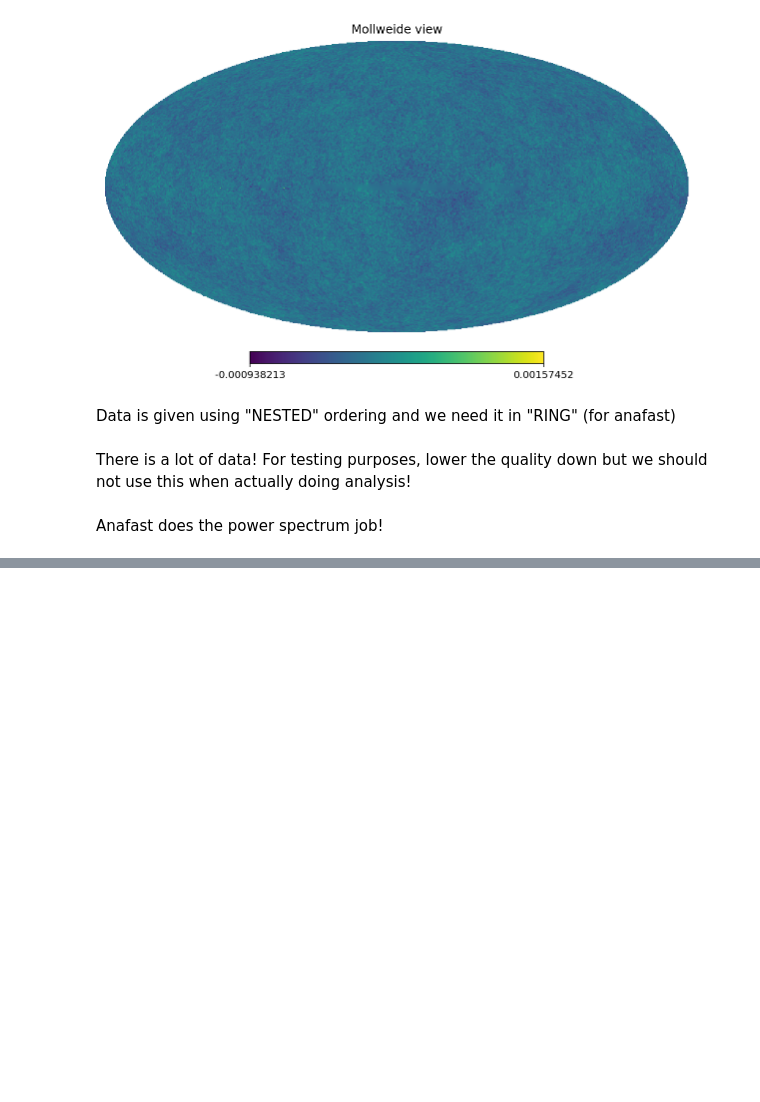
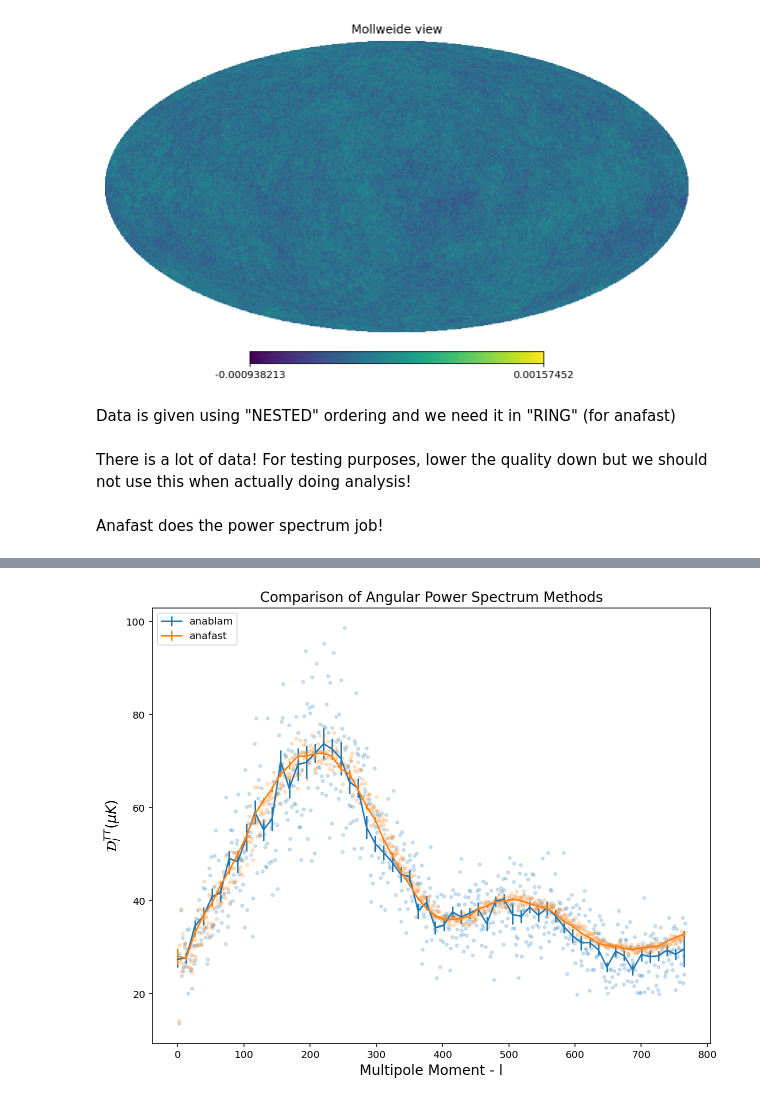
Before and after one commit to nallo97/lab3_astrolab, a Jupyter notebook: BasicAnalysis.ipynb, the cells around one changed output, grey strips where cells are left out. Saved outputs shown, nothing was run; the diff lists cells and outputs as text; code cells hidden in the pictures; blank space fills up the shorter version.

```diff
--- a/BasicAnalysis.ipynb
+++ b/BasicAnalysis.ipynb
@@ -153,0 +386,33 @@ print(np.mean(sample_omegam), np.std(sample_omegam))
+# %%
+clfast = hp.anafast(almostgarbage)
+lfast = np.arange(len(clfast))
+fixedcls, ls = badcl_to_good(lfast, clfast)
+fixedcls = fixedcls[:-1]
+ls = ls[:-1]
+# %%
+digbins = np.linspace(0, len(ls), 60)
+# digbins = np.logspace(np.log10(np.min(ls)), np.log10(len(ls)), 30)
+# %%
+meanednice, errnice = bin_thedata(nicecls, ls, digbins)
+meanedbest, errbest = bin_thedata(fixedcls, ls, digbins)
+# %%
+cmap = matplotlib.cm.get_cmap("tab10").copy()
+# %%
+fig, ax = plt.subplots(1, figsize=(10,8))
+
+anablamcolor=0
+anafastcolor=.1
+
+ax.plot(nicels, nicecls*1e6, '.', alpha=.2, color=cmap(anablamcolor))
+ax.plot(ls, fixedcls*1e6, '.', alpha=.2, color=cmap(anafastcolor))
+ax.set_xlabel("Multipole Moment - l", fontsize=14)
+ax.set_ylabel(r"$\mathcal{D}_l^{TT}(\mu K)$", fontsize=14)
+ax.set_title("Comparison of Angular Power Spectrum Methods", fontsize=14)
+
+ax.errorbar(digbins, meanednice*1e6, fmt='-', yerr=errnice*1e6, label=r"anablam", color=cmap(anablamcolor))
+ax.errorbar(digbins, meanedbest*1e6, fmt='-', yerr=errbest*1e6, label=r"anafast", color=cmap(anafastcolor))
+
+ax.legend(loc='upper left');
+plt.savefig('../writeup/images/anablam.png', dpi=300, pad_inches = 0)
+# %% [output]
+[figure, added]
```
Also changed, not shown: parts of 80 cells of this notebook, 1 other file.
